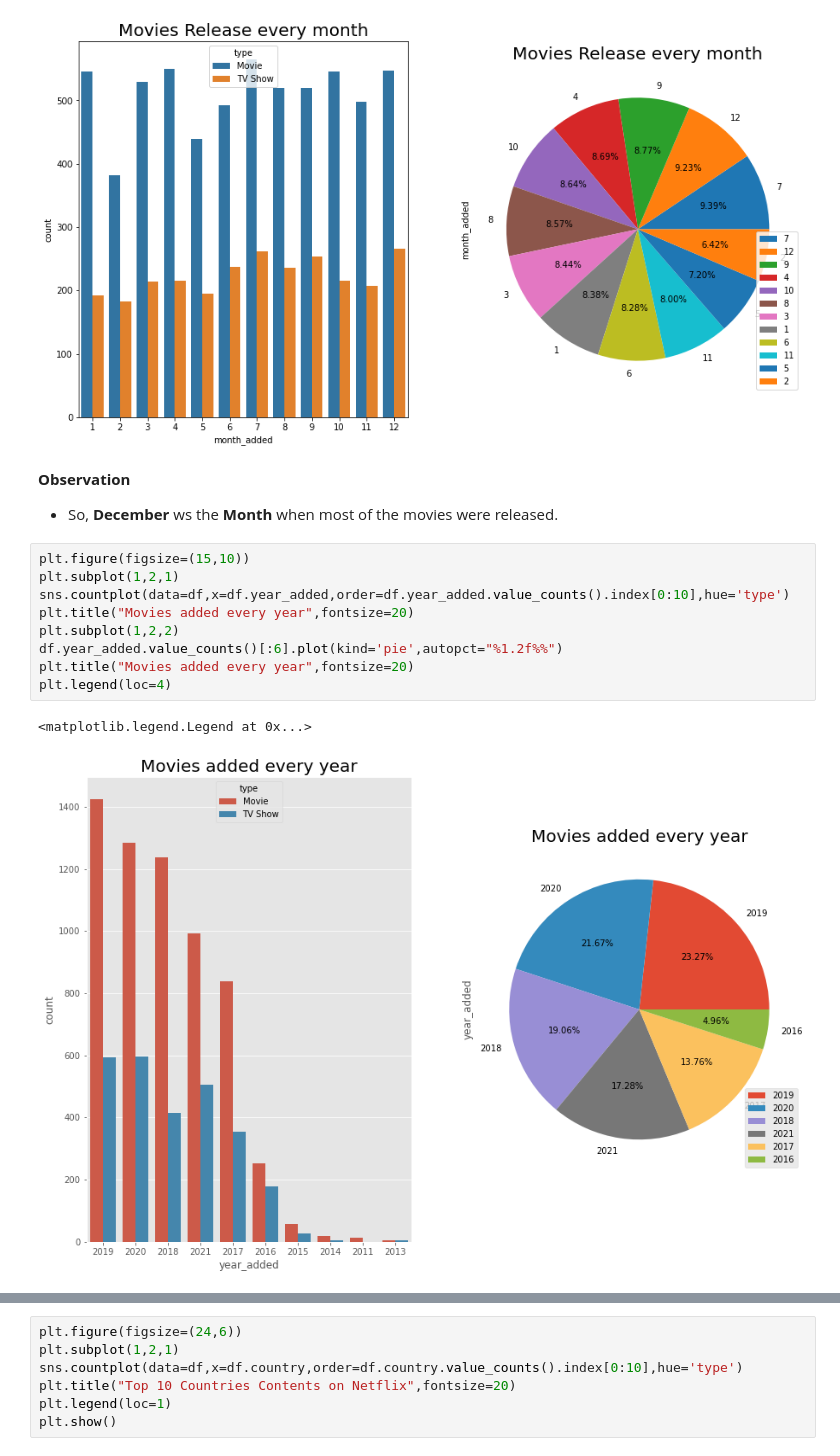
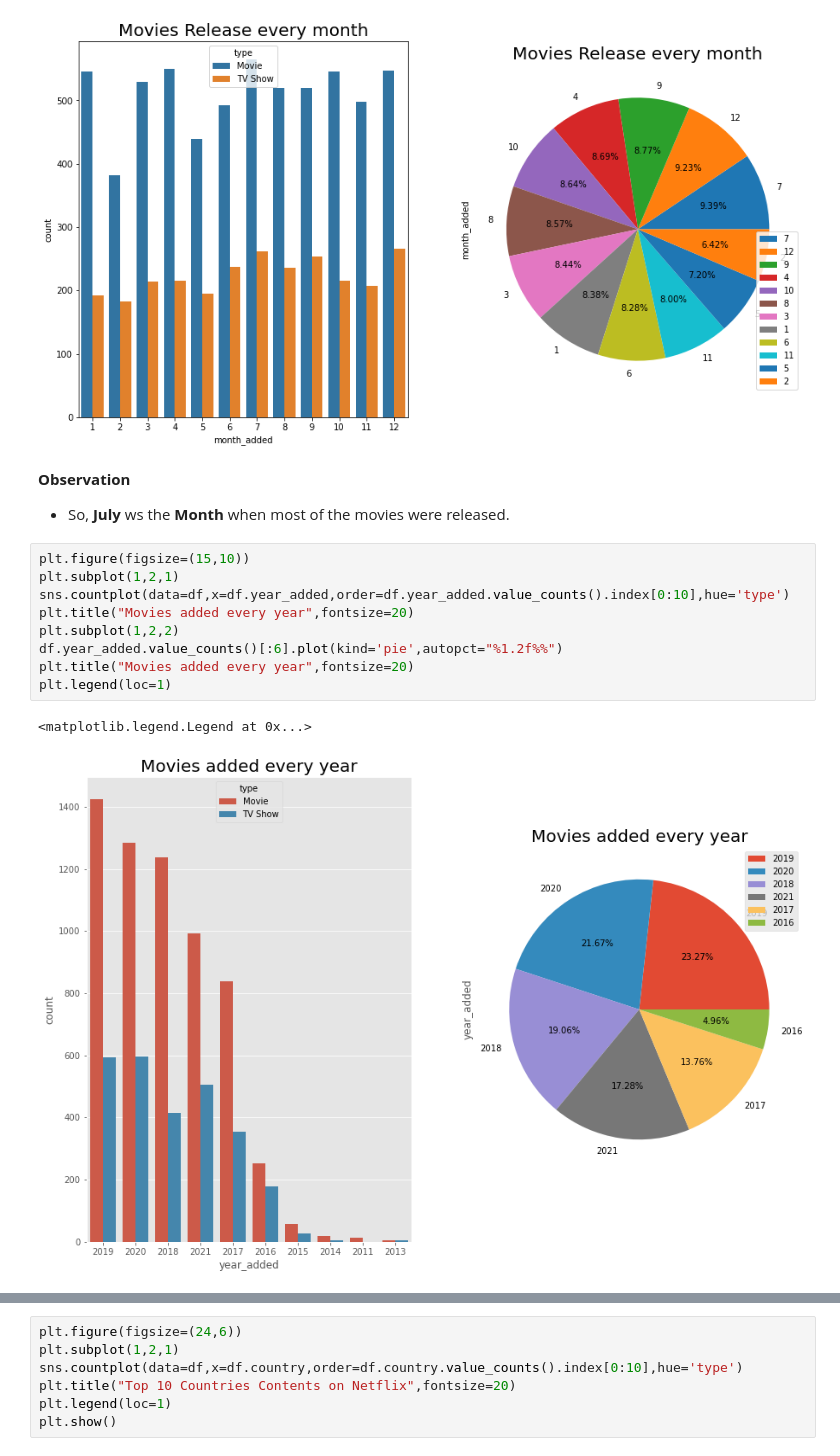
Before and after one commit to Sialsanwal/CodeClause-Movie-Analysis, a Jupyter notebook: Movie Analysis.ipynb, the cells around one changed output, grey strips where cells are left out. Saved outputs shown, nothing was run; the diff lists cells and outputs as text.

```diff
--- a/Movie Analysis.ipynb
+++ b/Movie Analysis.ipynb
@@ -181,16 +181,16 @@ plt.legend(loc=4)
 [figure]
 # %% [markdown]
 **Observation**
-- So, **December** ws the **Month** when most of the movies were released.
+- So, **July** ws the **Month** when most of the movies were released.
 # %%
 plt.figure(figsize=(15,10))
 plt.subplot(1,2,1)
 sns.countplot(data=df,x=df.year_added,order=df.year_added.value_counts().index[0:10],hue='type')
 plt.title("Movies added every year",fontsize=20)
 plt.subplot(1,2,2)
 df.year_added.value_counts()[:6].plot(kind='pie',autopct="%1.2f%%")
 plt.title("Movies added every year",fontsize=20)
-plt.legend(loc=4)
+plt.legend(loc=1)
 # %% [output]
 <matplotlib.legend.Legend at 0x...>
-[figure, old version]
+[figure, new version]
```
Also changed, not shown: parts of 13 cells of this notebook.
